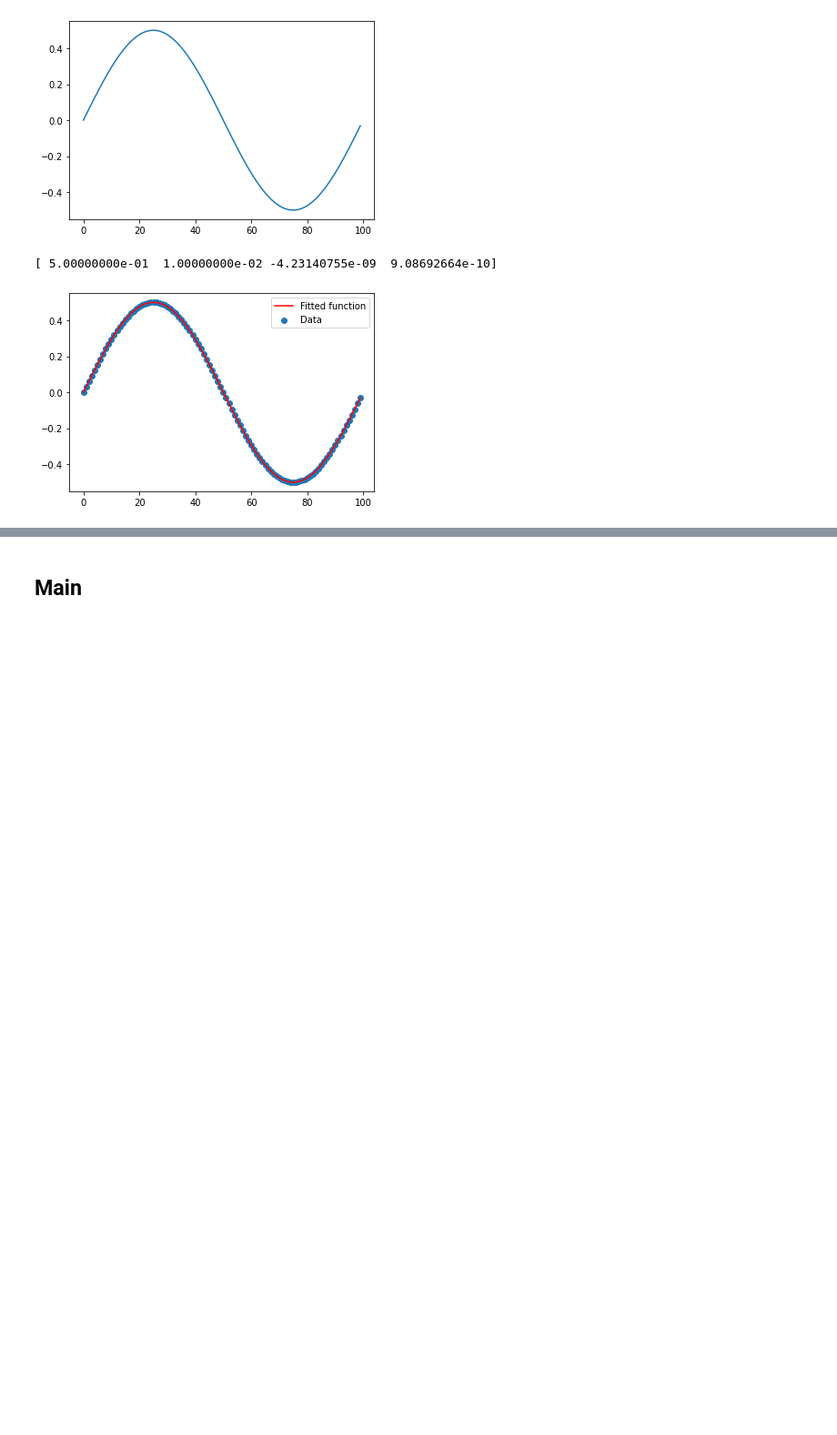
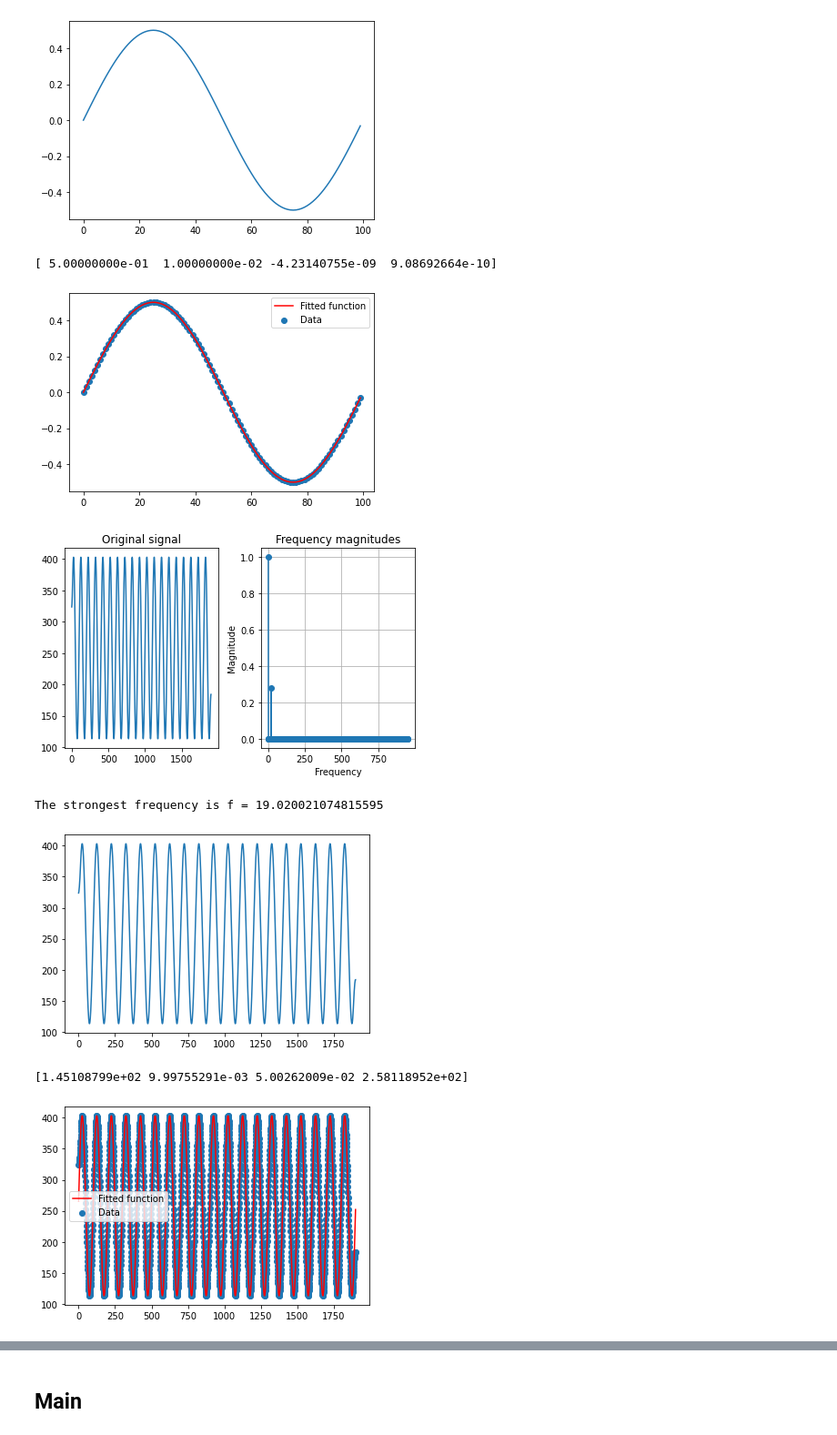
Before and after one commit to shoutizix/bachelor-project, a Jupyter notebook: Intensity_streak.ipynb, the cells around one changed output, grey strips where cells are left out. Shown: that part at 91% size. Drawn from its saved outputs; the diff is of its cells as text; code cells hidden in the pictures; blank space fills up the shorter version.

```diff
--- a/Intensity_streak.ipynb
+++ b/Intensity_streak.ipynb
@@ -74,11 +74,14 @@ def findIntensityAlongTheLine(data, height_line, width_line, start_line_x, start
     plt.show()
 
     f_loc = np.argmax(intensities_fft) # Finds the index of the max
+    if f_loc == 0:
+        intensities_fft[0] = 0
+        f_loc = np.argmax(intensities_fft)
     f_val = freq_x_axis[f_loc] # The strongest frequency value
     print(f"The strongest frequency is f = {f_val}")
 
     guess_mean = np.mean(intensities)
-    guess_std = 3*np.std(intensities)/(2**0.5)/(2**0.5)
+    #guess_std = 3*np.std(intensities)/(2**0.5)/(2**0.5)
     guess_phase = 0
     guess_freq = f_val/width_line
     guess_amp = 0
@@ -142,3 +145,36 @@ The strongest frequency is f = 1.0204081632653061
 [figure]
 [ 5.00000000e-01  1.00000000e-02 -4.23140755e-09  9.08692664e-10]
 [figure]
+# %%
+name_file = 'detectsat/OMEGA.2020-02-22T02:11:36.295_fullfield.fits'
+x_star,y_star = 1665,8346
+radius = 15
+height = 2000
+width = 1900
+value = 0.01
+#ampl, freq, phase_shift, vertical_shift = 0.01, 0.01, 0, 0.5 number1
+ampl, freq, phase_shift, vertical_shift = 0.05, 0.01, 0, 1
+
+data = fits.open(name_file)[0].data
+star = data[y_star-radius:y_star+radius, x_star-radius:x_star+radius]
+height_line = 2*radius
+line = np.zeros((height_line, width))
+
+for i in range(height_line):
+    for j in range(width):
+        if(i == round(height_line/2)):
+            #line[i,j] = sinus(j, ampl, period, phase_shift, vertical_shift)
+            line[i,j] = value*sinus(j, ampl, freq, phase_shift, vertical_shift)
+
+line_convolved = ndimage.convolve(line, star)
+line_convolved[-1,:] = line_convolved[0,:]
+#line_convolved[:,:] = line_convolved[:,:]-(51.4*2) number1
+line_convolved[:,:] = line_convolved[:,:]-(51.4*2)
+findIntensityAlongTheLine(line_convolved, height_line, width, 0, 0)
+createImage('line_convolved.png',line_convolved)
+# %% [output]
+[figure, added]
+The strongest frequency is f = 19.020021074815595
+[figure, added]
+[1.45108799e+02 9.99755291e-03 5.00262009e-02 2.58118952e+02]
+[figure, added]
```
Also changed, not shown: parts of 5 cells of this notebook.
